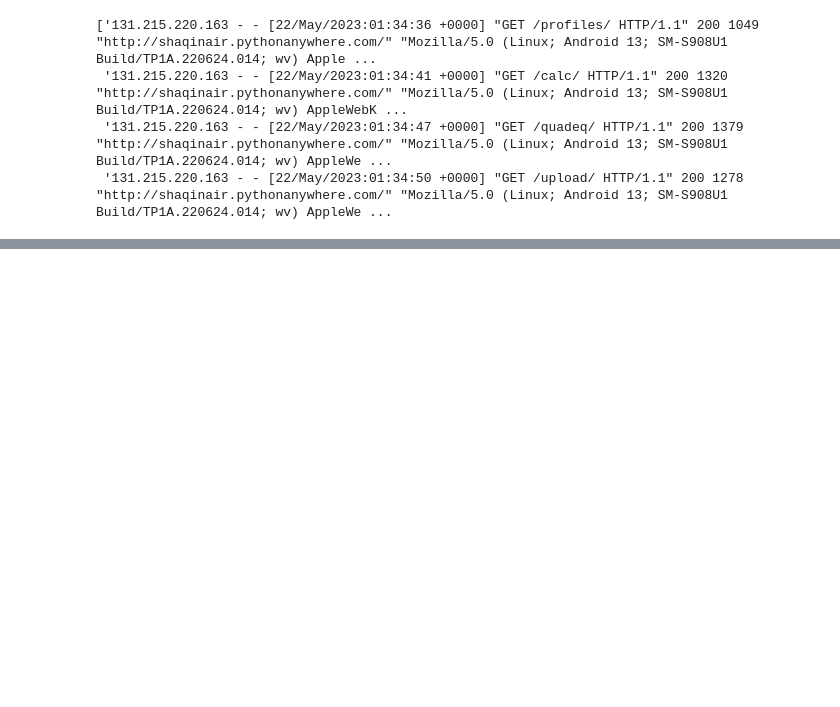
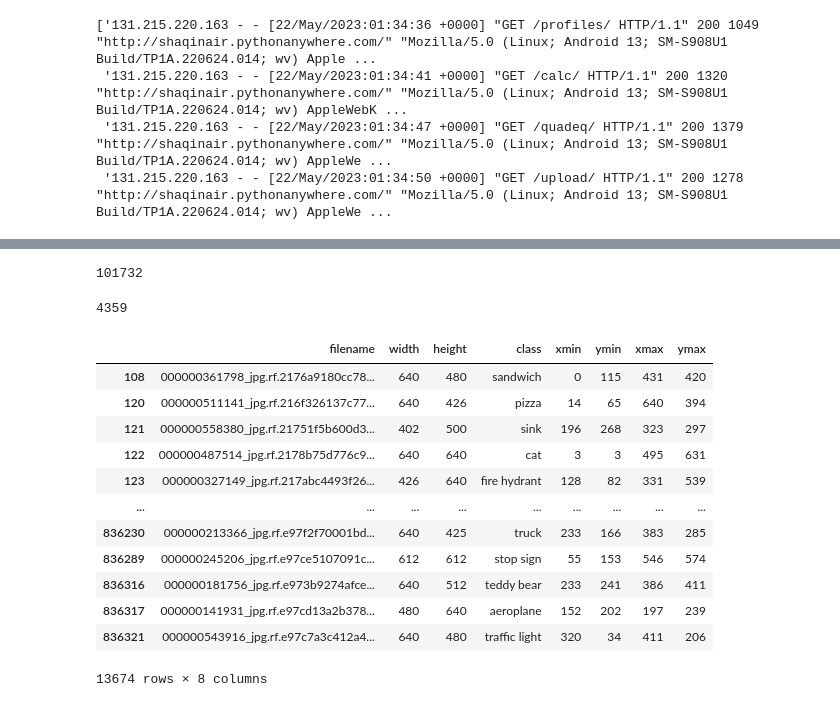
Before and after one commit to Ishaq-p/django_framework_across_wifi_network, a Jupyter notebook: Untitled.ipynb, the cells around one changed output, grey strips where cells are left out. Cells and saved outputs as stored; diff of their text form; code cells hidden in the pictures; blank space fills up the shorter version.

```diff
--- a/Untitled.ipynb
+++ b/Untitled.ipynb
@@ -382,0 +512,12 @@ pasedena_IP_info
+# %%
+j=0
+k=0
+l=0
+for i in df_validation['filename'].value_counts():
+    if i>1:
+        j+=1
+    elif i==1:
+        k+=1
+    elif i<1:
+        l+=1
+print(j, k, l)
@@ -382,0 +546,6 @@ pasedena_IP_info
+# %%
+lis=[]
+value_count = df_training['filename'].value_counts()
+for ind, i in enumerate(value_count.array):
+    if i>1:
+        lis.append(value_count.index[ind])
@@ -382,0 +558,12 @@ pasedena_IP_info
+# %%
+len(lis)
+# %% [output]
+101732
+# %%
+len(lis1)
+# %% [output]
+4359
+# %%
+df_training_filtered = df_training.copy()
+# %%
+df_training_filtered = df_training_filtered[~df_training_filtered['filename'].isin(lis)].copy()
@@ -382,0 +572,16 @@ pasedena_IP_info
+# %%
+df_training_filtered
+# %% [output]
+|  | filename | width | height | class | xmin | ymin | xmax | ymax |
+| 108 | 000000361798_jpg.rf.2176a9180cc78... | 640 | 480 | sandwich | 0 | 115 | 431 | 420 |
+| 120 | 000000511141_jpg.rf.216f326137c77... | 640 | 426 | pizza | 14 | 65 | 640 | 394 |
+| 121 | 000000558380_jpg.rf.21751f5b600d3... | 402 | 500 | sink | 196 | 268 | 323 | 297 |
+| 122 | 000000487514_jpg.rf.2178b75d776c9... | 640 | 640 | cat | 3 | 3 | 495 | 631 |
+| 123 | 000000327149_jpg.rf.217abc4493f26... | 426 | 640 | fire hydrant | 128 | 82 | 331 | 539 |
+| ... | ... | ... | ... | ... | ... | ... | ... | ... |
+| 836230 | 000000213366_jpg.rf.e97f2f70001bd... | 640 | 425 | truck | 233 | 166 | 383 | 285 |
+| 836289 | 000000245206_jpg.rf.e97ce5107091c... | 612 | 612 | stop sign | 55 | 153 | 546 | 574 |
+| 836316 | 000000181756_jpg.rf.e973b9274afce... | 640 | 512 | teddy bear | 233 | 241 | 386 | 411 |
+| 836317 | 000000141931_jpg.rf.e97cd13a2b378... | 480 | 640 | aeroplane | 152 | 202 | 197 | 239 |
+| 836321 | 000000543916_jpg.rf.e97c7a3c412a4... | 640 | 480 | traffic light | 320 | 34 | 411 | 206 |
+13674 rows × 8 columns
```
Also changed, not shown: parts of 83 cells of this notebook, 41 other files.
